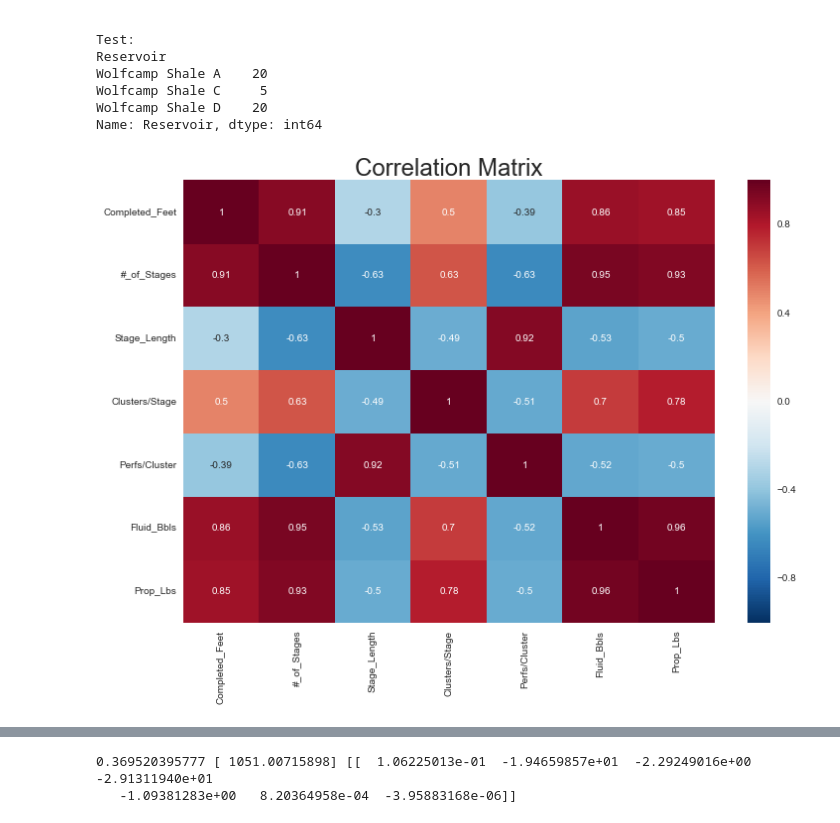
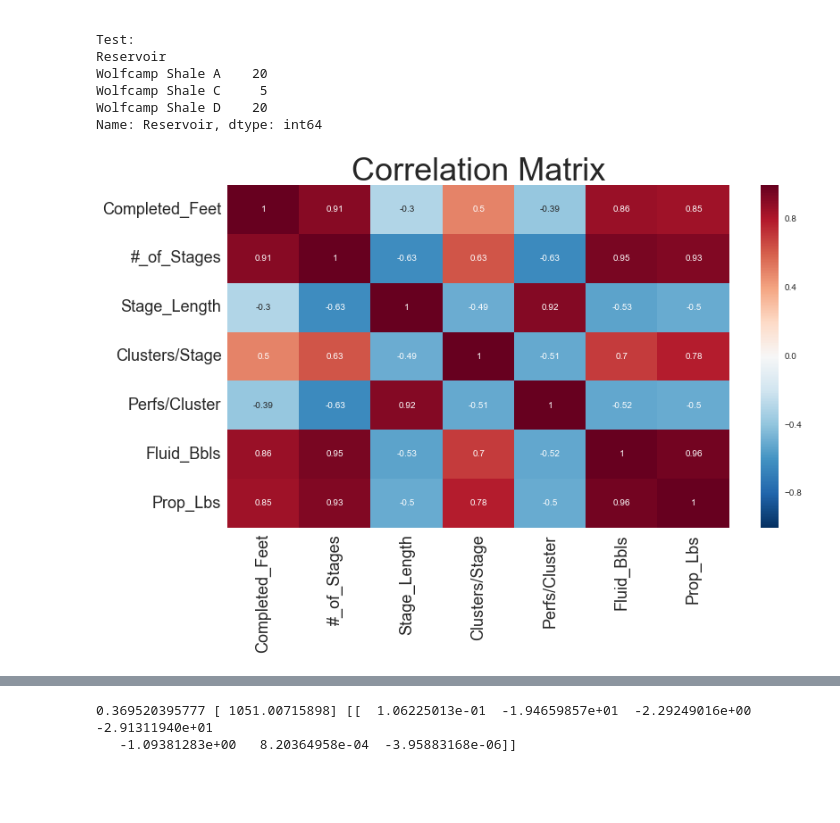
Before and after one commit to jpgrana/bayesian-approach-predicting-well-production, a Jupyter notebook: features.ipynb, the cells around one changed output, grey strips where cells are left out. Drawn from its saved outputs; the diff is of its cells as text; code cells hidden in the pictures; blank space fills up the shorter version.

```diff
--- a/features.ipynb
+++ b/features.ipynb
@@ -87,13 +87,14 @@ Name: Reservoir, dtype: int64
 # %%
 fig = plt.figure(figsize=(12,8))
 ax = fig.add_subplot(1,1,1)
 sns.heatmap(X_train_primary.drop(['XEC_FIELD', 'Reservoir'], axis=1).corr(), annot=True, ax=ax)
-plt.xticks(rotation=90)
-plt.yticks(rotation=0)
-plt.title('Correlation Matrix', fontsize=24)
+plt.xticks(rotation=90, fontsize=18)
+plt.yticks(rotation=0, fontsize=18)
+plt.title('Correlation Matrix', fontsize=36)
+plt.tight_layout()
 # plt.savefig('../other/figures/correlation_matrix', dpi=400)
 # %% [output]
-[figure, old version]
+[figure, new version]
 # %%
 X_mod_int = sm.add_constant(X_train_primary.drop(['XEC_FIELD', 'Reservoir'], axis=1))
 model = sm.OLS(y_train, X_mod_int)
```
Also changed, not shown: parts of 1 cell of this notebook, 4 other files.
